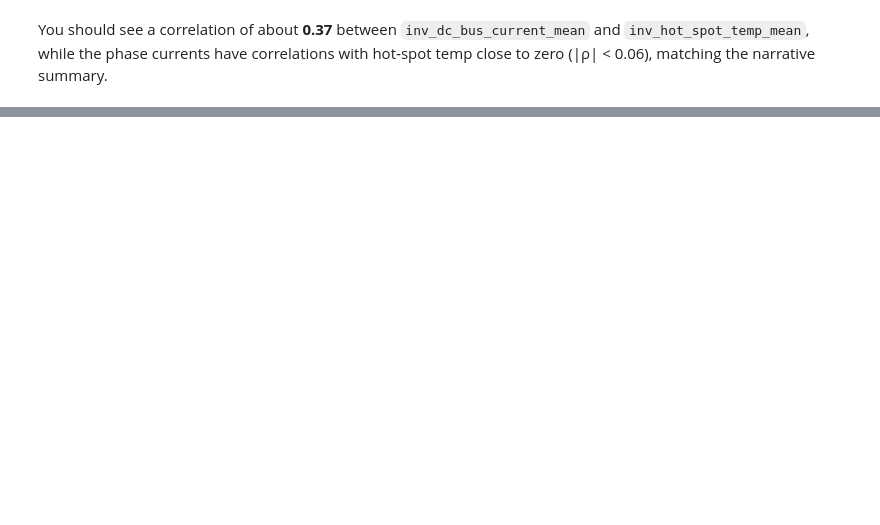
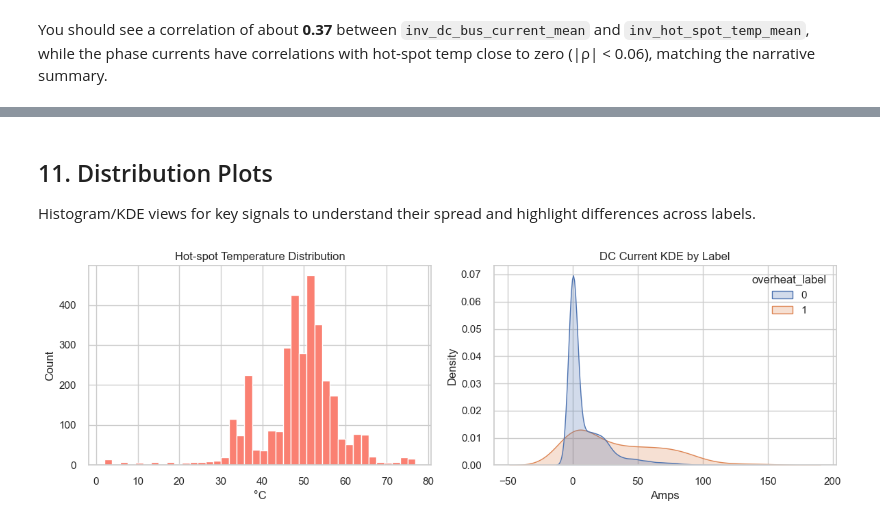
Before and after one commit to RanvirRanu/battery-analyzer, a Jupyter notebook: src/notebooks/01_eda_template.ipynb, the cells around one changed output, grey strips where cells are left out. Cells and saved outputs as stored; diff of their text form; code cells hidden in the pictures; blank space fills up the shorter version.

```diff
--- a/src/notebooks/01_eda_template.ipynb
+++ b/src/notebooks/01_eda_template.ipynb
@@ -286,0 +327,21 @@ hot‑spot temp close to zero (|ρ| < 0.06), matching the narrative summary.
+# %% [markdown]
+## 11. Distribution Plots
+
+Histogram/KDE views for key signals to understand their spread and highlight differences across labels.
+# %%
+fig, axes = plt.subplots(1, 2, figsize=(12,4))
+axes[0].hist(df['inv_hot_spot_temp_mean'], bins=40, color='salmon')
+axes[0].set_title('Hot-spot Temperature Distribution')
+axes[0].set_xlabel('°C')
+axes[0].set_ylabel('Count')
+
+if 'overheat_label' not in df.columns:
+    df['overheat_label'] = (df['inv_hot_spot_temp_mean'] >= 65).astype(int)
+
+df_nonnull = df.dropna(subset=['inv_dc_bus_current_mean'])
+sns.kdeplot(data=df_nonnull, x='inv_dc_bus_current_mean', hue='overheat_label', fill=True, common_norm=False, ax=axes[1])
+axes[1].set_title('DC Current KDE by Label')
+axes[1].set_xlabel('Amps')
+plt.tight_layout()
+# %% [output]
+[figure, added]
```
Also changed, not shown: parts of 11 cells of this notebook, 1 other file.
